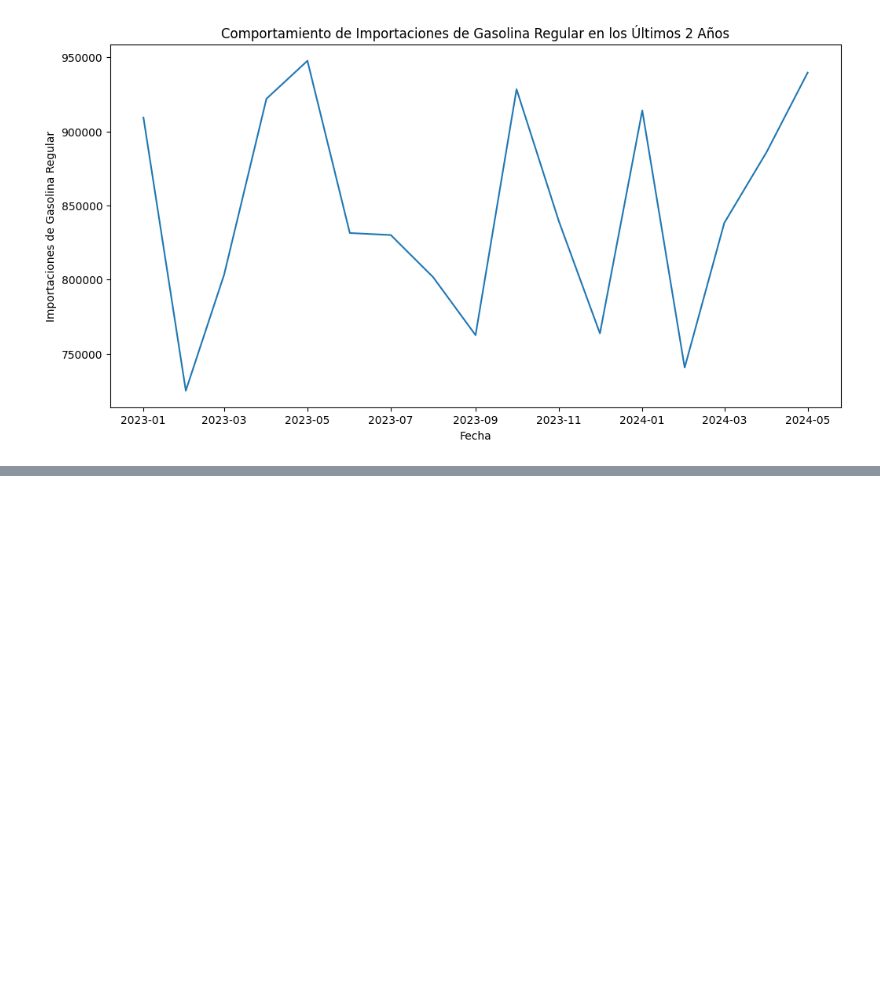
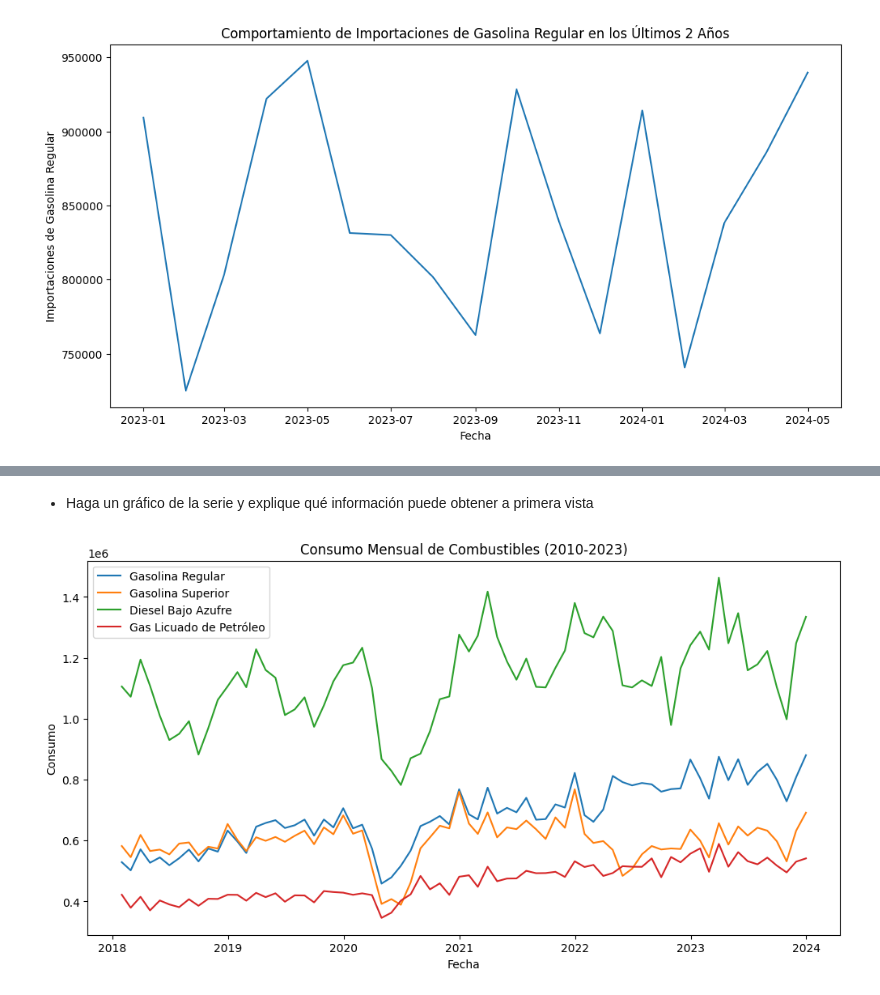
Before and after one commit to AragonD19/Lab2DataScince, a Jupyter notebook: Lab2.ipynb, the cells around one changed output, grey strips where cells are left out. Cells and saved outputs as stored; diff of their text form; code cells hidden in the pictures; blank space fills up the shorter version.

```diff
--- a/Lab2.ipynb
+++ b/Lab2.ipynb
@@ -405,0 +483,19 @@ plt.show()
+# %% [markdown]
+- Haga un gráfico de la serie y explique qué información puede obtener a primera
+vista
+# %%
+import matplotlib.pyplot as plt
+
+# Graficar consumo mensual
+plt.figure(figsize=(12, 6))
+plt.plot(consumo_mensual.index, consumo_mensual['Gasolina regular'], label='Gasolina Regular')
+plt.plot(consumo_mensual.index, consumo_mensual['Gasolina superior'], label='Gasolina Superior')
+plt.plot(consumo_mensual.index, consumo_mensual['Diesel bajo azufre'], label='Diesel Bajo Azufre')
+plt.plot(consumo_mensual.index, consumo_mensual['Gas licuado de petróleo'], label='Gas Licuado de Petróleo')
+plt.title('Consumo Mensual de Combustibles (2010-2023)')
+plt.xlabel('Fecha')
+plt.ylabel('Consumo')
+plt.legend()
+plt.show()
+# %% [output]
+[figure, added]
```
Also changed, not shown: parts of 48 cells of this notebook.
